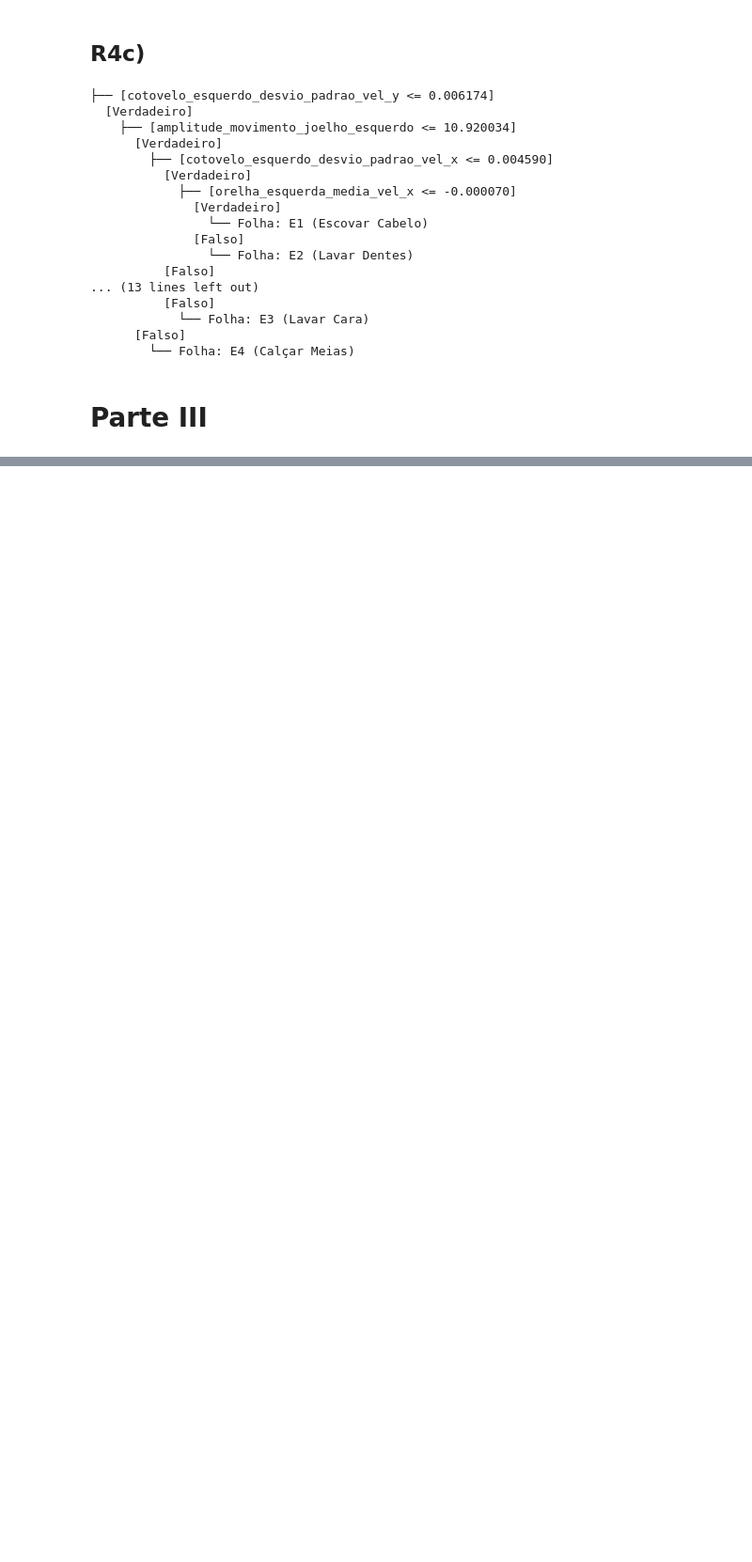
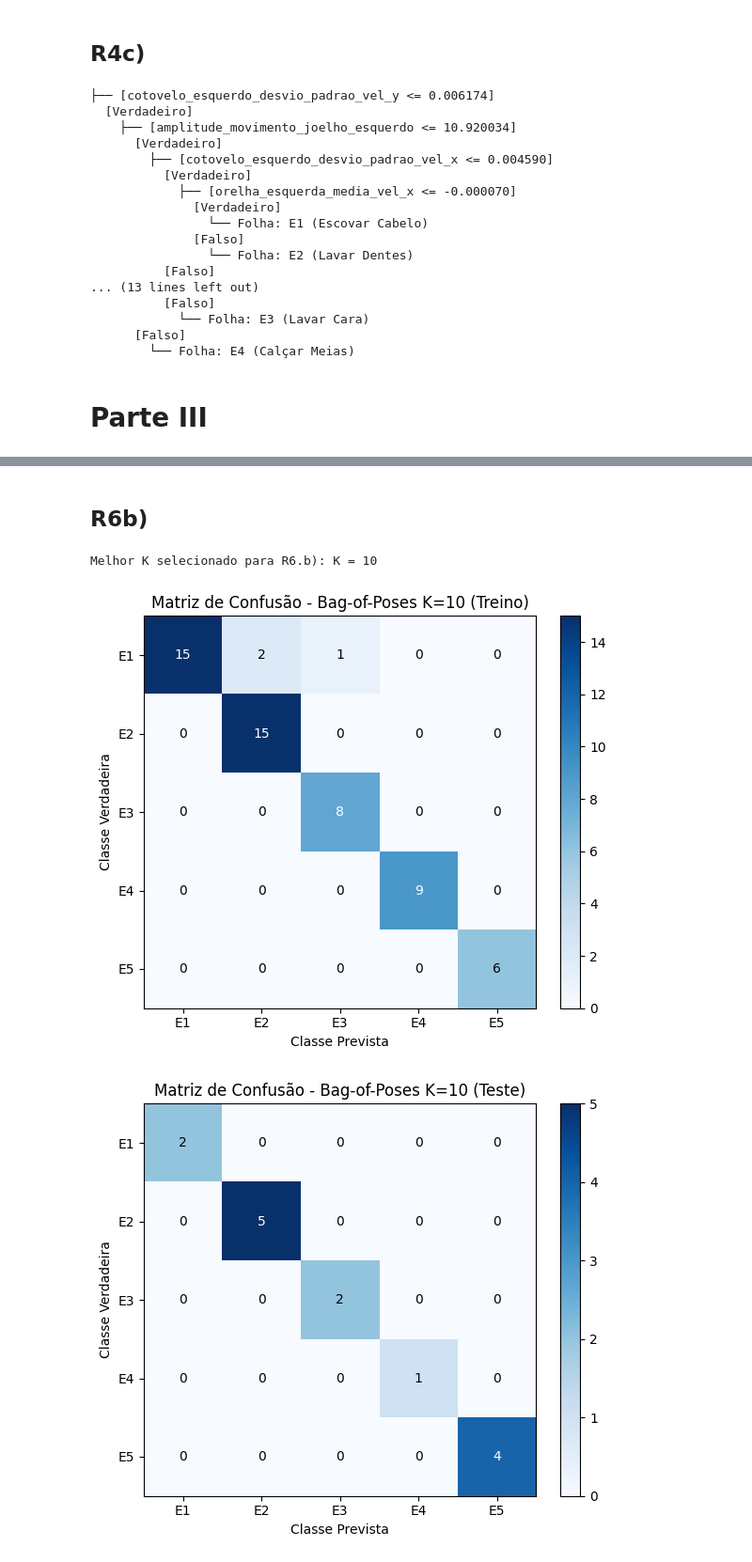
Before and after one commit to vicentevazpardal-a11y/ProjetoIAA2, a Jupyter notebook: ProjetoIAA2 - Grupo 45.ipynb, the cells around one changed output, grey strips where cells are left out. Shown at 94% size. Drawn from its saved outputs; the diff is of its cells as text; code cells hidden in the pictures; blank space fills up the shorter version.

```diff
--- a/ProjetoIAA2 - Grupo 45.ipynb
+++ b/ProjetoIAA2 - Grupo 45.ipynb
@@ -373,0 +450,19 @@ imprimir_arvore(arvore_prof4.raiz, profundidade=0, nomes_atributos=nomes_atribut
+# %%
+valores_K = [2, 5, 10, 15]
+resultados_bop = {}
+
+print("--- R6.a) NAIVE BAYES COM BAG-OF-POSES ---")
+for K in valores_K:
+    X_tr_bop, y_tr_bop, X_te_bop, y_te_bop = extrair_bag_of_poses(treino_p4, teste_p4, K=K)
+
+    nb_bop = GaussianNB()
+    nb_bop.fit(X_tr_bop, y_tr_bop)
+
+    y_pred_tr = nb_bop.predict(X_tr_bop)
+    y_pred_te = nb_bop.predict(X_te_bop)
+
+    acc_tr, _ = avaliar_classificacao(y_tr_bop, y_pred_tr)
+    acc_te, _ = avaliar_classificacao(y_te_bop, y_pred_te)
+
+    resultados_bop[K] = (acc_tr, acc_te, y_tr_bop, y_pred_tr, y_te_bop, y_pred_te)
+    print(f"K = {K:2d} | Treino Acc: {acc_tr:.4f} | Teste Acc: {acc_te:.4f}")
@@ -373,0 +475,23 @@ imprimir_arvore(arvore_prof4.raiz, profundidade=0, nomes_atributos=nomes_atribut
+# %% [markdown]
+## R6b)
+# %%
+K = max(resultados_bop, key=lambda k: resultados_bop[k][1])
+print(f"\nMelhor K selecionado para R6.b): K = {K}")
+
+_, _, y_tr_bop, y_pred_tr, y_te_bop, y_pred_te = resultados_bop[K]
+
+plot_e_guardar_matriz_confusao(
+    y_tr_bop, y_pred_tr,
+    f"Matriz de Confusão - Bag-of-Poses K={K} (Treino)",
+    f"PartIII6b_K{K}_treino.jpg"
+)
+
+plot_e_guardar_matriz_confusao(
+    y_te_bop, y_pred_te,
+    f"Matriz de Confusão - Bag-of-Poses K={K} (Teste)",
+    f"PartIII6b_K{K}_teste.jpg"
+)
+# %% [output]
+Melhor K selecionado para R6.b): K = 10
+[figure, added]
+[figure, added]
```
Also changed, not shown: parts of 6 cells of this notebook.
